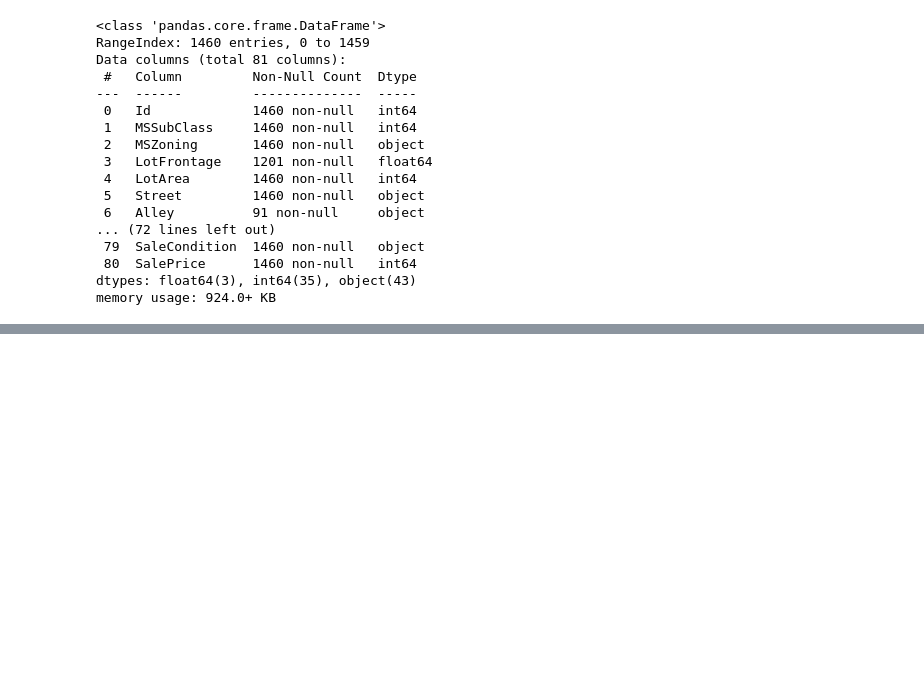
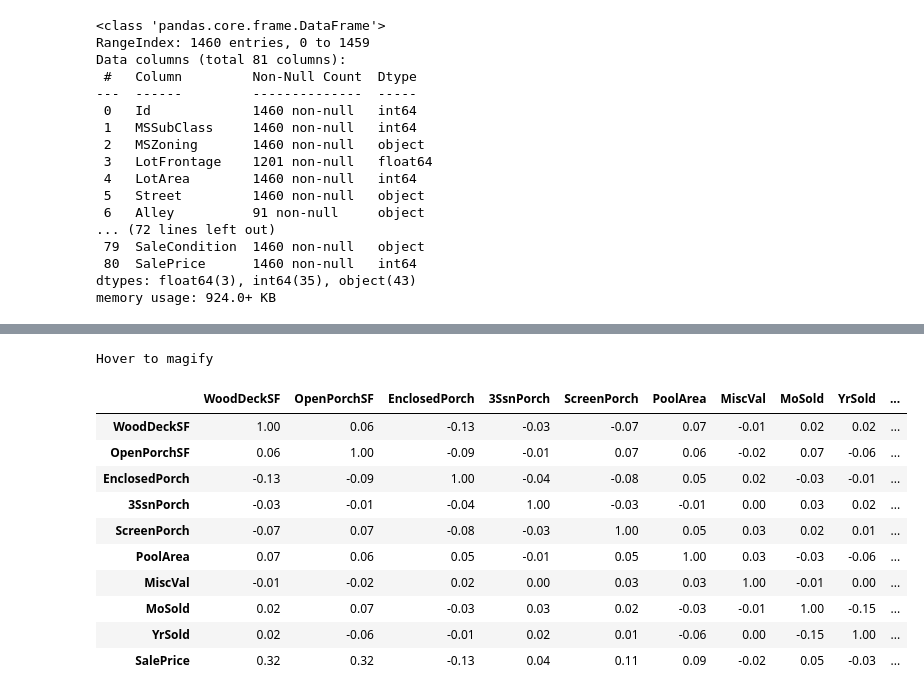
Before and after one commit to Pisopen/python_h3, a Jupyter notebook: Exercice6.ipynb, the cells around one changed output, grey strips where cells are left out. Cells and saved outputs as stored; diff of their text form; code cells hidden in the pictures; blank space fills up the shorter version.

```diff
--- a/Exercice6.ipynb
+++ b/Exercice6.ipynb
@@ -47,0 +41,30 @@ sns.heatmap(df2.corr(),
+# %%
+cmap = cmap=sns.diverging_palette(5, 250, as_cmap=True)
+def magnify():
+    return [dict(selector="th",
+                 props=[("font-size", "7pt")]),
+            dict(selector="td",
+                 props=[('padding', "0em 0em")]),
+            dict(selector="th:hover",
+                 props=[("font-size", "12pt")]),
+            dict(selector="tr:hover td:hover",
+                 props=[('max-width', '200px'),
+                        ('font-size', '12pt')])]
+df2.style.background_gradient(cmap, axis=1)\
+    .set_properties(**{'max-width': '80px', 'font-size': '10pt'})\
+    .set_caption("Hover to magify")\
+    .set_precision(2)\
+    .set_table_styles(magnify())
+# %% [output]
+Hover to magify
+|  | WoodDeckSF | OpenPorchSF | EnclosedPorch | 3SsnPorch | ScreenPorch | PoolArea | MiscVal | MoSold | YrSold | ... |
+| WoodDeckSF | 1.00 | 0.06 | -0.13 | -0.03 | -0.07 | 0.07 | -0.01 | 0.02 | 0.02 | ... |
+| OpenPorchSF | 0.06 | 1.00 | -0.09 | -0.01 | 0.07 | 0.06 | -0.02 | 0.07 | -0.06 | ... |
+| EnclosedPorch | -0.13 | -0.09 | 1.00 | -0.04 | -0.08 | 0.05 | 0.02 | -0.03 | -0.01 | ... |
+| 3SsnPorch | -0.03 | -0.01 | -0.04 | 1.00 | -0.03 | -0.01 | 0.00 | 0.03 | 0.02 | ... |
+| ScreenPorch | -0.07 | 0.07 | -0.08 | -0.03 | 1.00 | 0.05 | 0.03 | 0.02 | 0.01 | ... |
+| PoolArea | 0.07 | 0.06 | 0.05 | -0.01 | 0.05 | 1.00 | 0.03 | -0.03 | -0.06 | ... |
+| MiscVal | -0.01 | -0.02 | 0.02 | 0.00 | 0.03 | 0.03 | 1.00 | -0.01 | 0.00 | ... |
+| MoSold | 0.02 | 0.07 | -0.03 | 0.03 | 0.02 | -0.03 | -0.01 | 1.00 | -0.15 | ... |
+| YrSold | 0.02 | -0.06 | -0.01 | 0.02 | 0.01 | -0.06 | 0.00 | -0.15 | 1.00 | ... |
+| SalePrice | 0.32 | 0.32 | -0.13 | 0.04 | 0.11 | 0.09 | -0.02 | 0.05 | -0.03 | ... |
```
Also changed, not shown: parts of 3 cells of this notebook, 4 other files.
